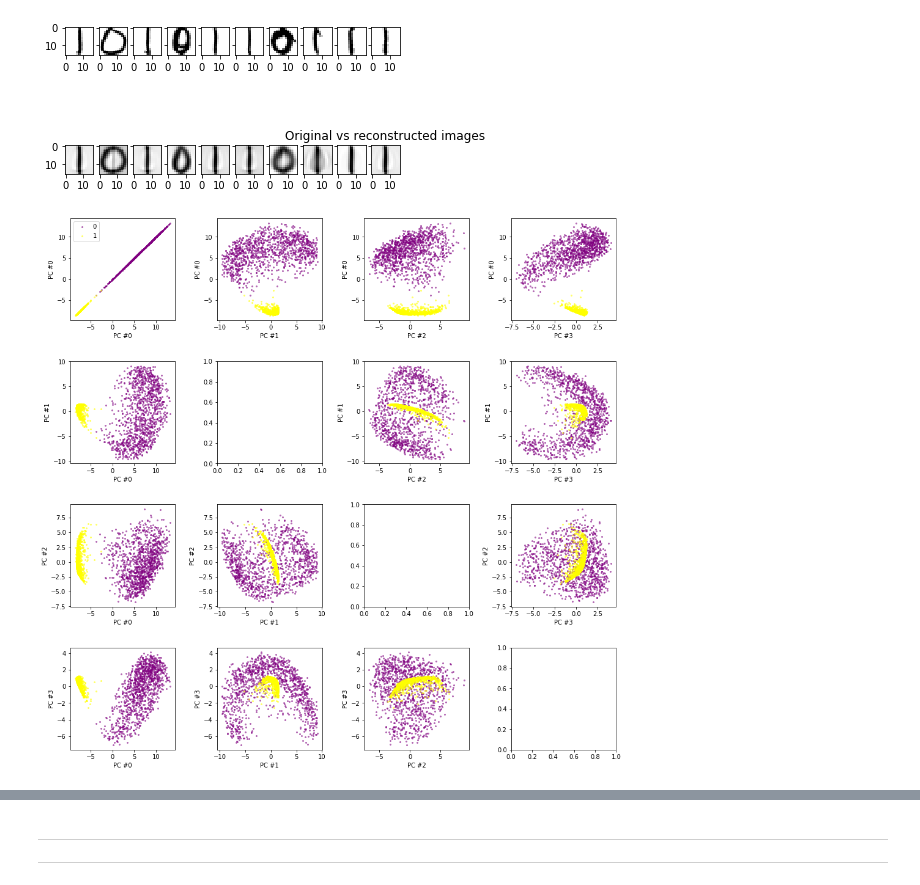
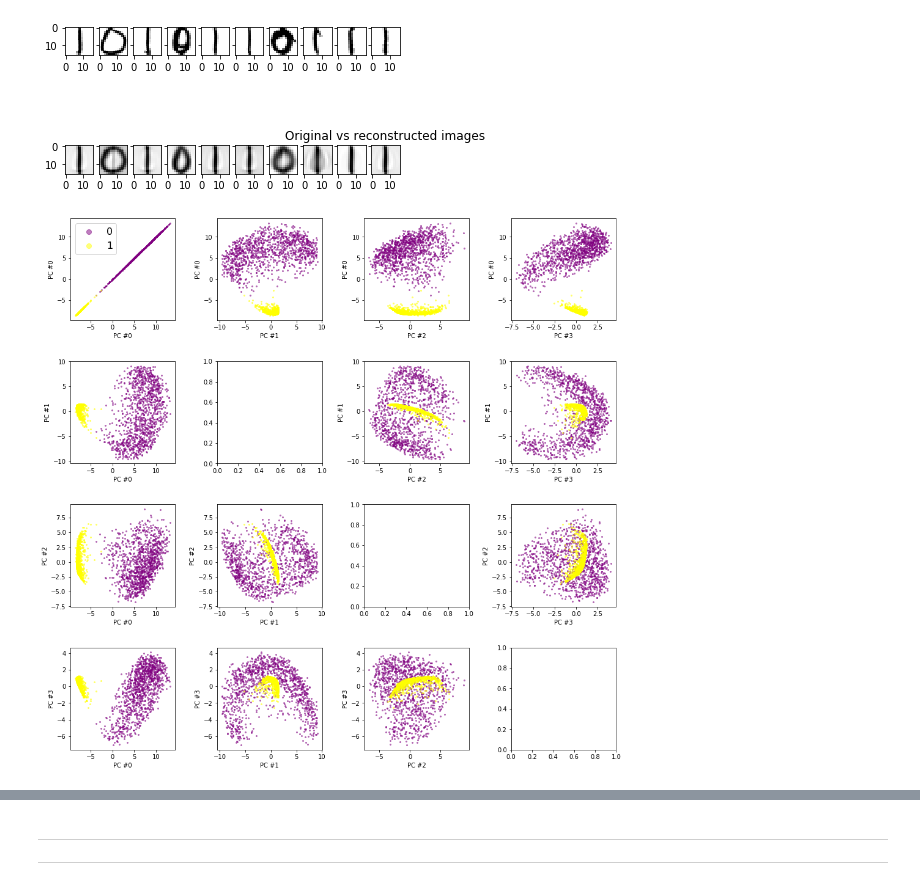
Before and after one commit to gabrielraya/Data-Mining, a Jupyter notebook: Assignment_2/Assignment_2.ipynb, the cells around one changed output, grey strips where cells are left out. Drawn from its saved outputs; the diff is of its cells as text; code cells hidden in the pictures.

```diff
--- a/Assignment_2/Assignment_2.ipynb
+++ b/Assignment_2/Assignment_2.ipynb
@@ -257,29 +257,30 @@ plt.show()
 # %% [output]
 [figure]
 # %%
+digit_colors = {0: 'purple', 1: 'yellow'}
 fig, axes = plt.subplots(kept_components, kept_components, figsize=(16, 16))
 
-def scatter_digit(ax, components, digit, color):
+def scatter_digit(ax, components, digit):
     data = projected[labels == digit]
-    ax.scatter(data[:, components[0]], data[:, components[1]], label=str(digit), s=4, c=color, alpha=.5)
+    ax.scatter(data[:, components[0]], data[:, components[1]], label=str(digit), s=4, c=digit_colors[digit], alpha=.5)
 
 def scatter(components):
     ax = axes[components[0]][components[1]]
-    scatter_digit(ax, components[::-1], 0, 'purple')
-    scatter_digit(ax, components[::-1], 1, 'yellow')
+    scatter_digit(ax, components[::-1], 0)
+    scatter_digit(ax, components[::-1], 1)
     ax.set_xlabel(f'PC #{components[1]}')
     ax.set_ylabel(f'PC #{components[0]}')
     if components[0] == 0 and components[1] == 0:
-        ax.legend()
+        ax.legend(markerscale=4, fontsize=16)
 
 for component_1 in range(kept_components):
     for component_2 in range(kept_components):
         if component_1 == component_2:
             if component_1 != 0: # the first plot turned out to be interesting actually
                 continue
         scatter((component_1, component_2))
 
 plt.subplots_adjust(wspace=.4, hspace=.4)
 plt.show()
 # %% [output]
-[figure, old version]
+[figure, new version]
```
Also changed, not shown: parts of 1 cell of this notebook.
